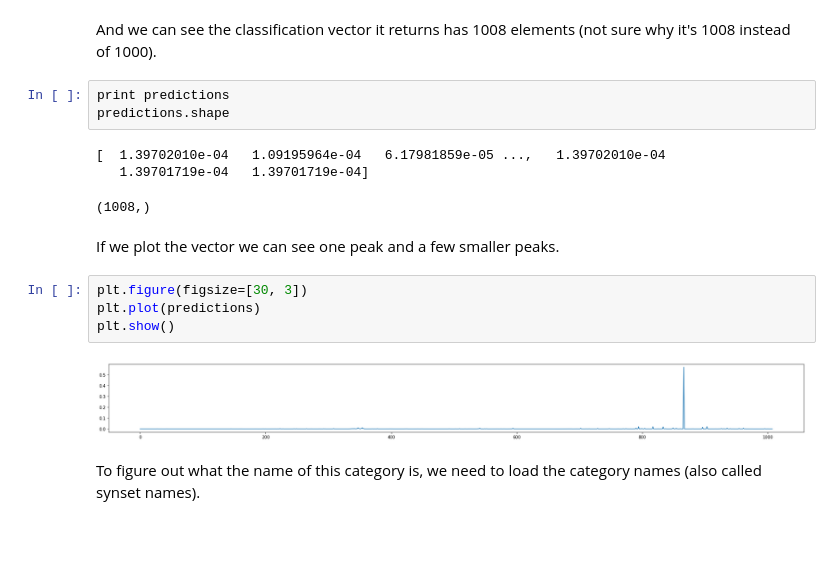
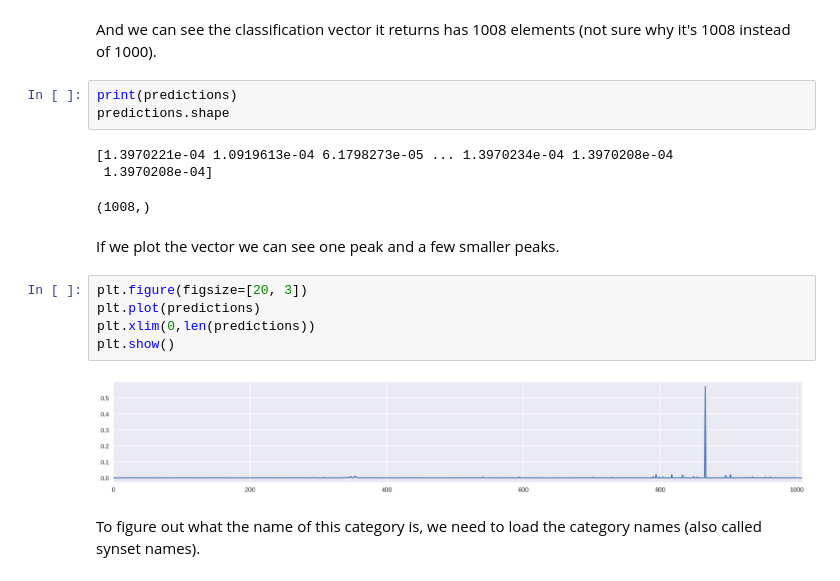
Before and after one commit to kylemcdonald/ml-examples, a Jupyter notebook: workshop/image_similarity/Image Classification and Similarity.ipynb, the cells around one changed output. Cells and saved outputs as stored; diff of their text form; blank space fills up the shorter version.

```diff
--- a/workshop/image_similarity/Image Classification and Similarity.ipynb
+++ b/workshop/image_similarity/Image Classification and Similarity.ipynb
@@ -52,20 +62,21 @@ Wall time: 810 ms
 # %% [markdown]
 And we can see the classification vector it returns has 1008 elements (not sure why it's 1008 instead of 1000).
 # %%
-print predictions
+print(predictions)
 predictions.shape
 # %% [output]
-[  1.39702010e-04   1.09195964e-04   6.17981859e-05 ...,   1.39702010e-04
-   1.39701719e-04   1.39701719e-04]
+[1.3970221e-04 1.0919613e-04 6.1798273e-05 ... 1.3970234e-04 1.3970208e-04
+ 1.3970208e-04]
 (1008,)
 # %% [markdown]
 If we plot the vector we can see one peak and a few smaller peaks.
 # %%
-plt.figure(figsize=[30, 3])
+plt.figure(figsize=[20, 3])
 plt.plot(predictions)
+plt.xlim(0,len(predictions))
 plt.show()
 # %% [output]
-[figure, old version]
+[figure, new version]
 # %% [markdown]
 To figure out what the name of this category is, we need to load the category names (also called synset names).
 # %%
```
Also changed, not shown: parts of 12 cells of this notebook.
